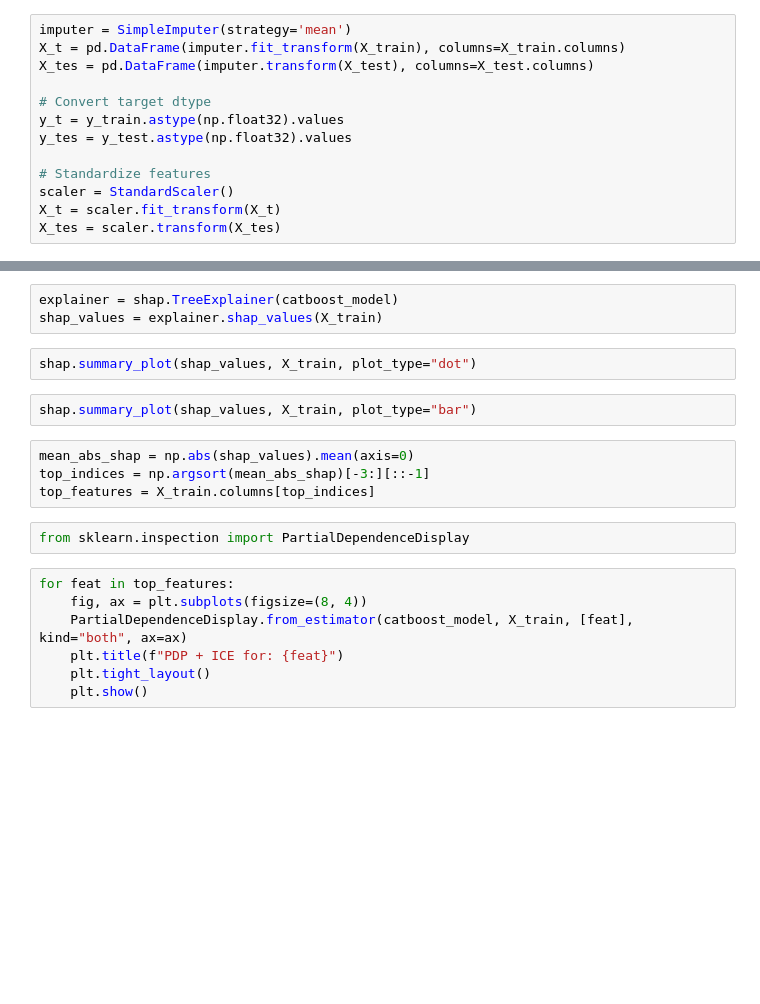
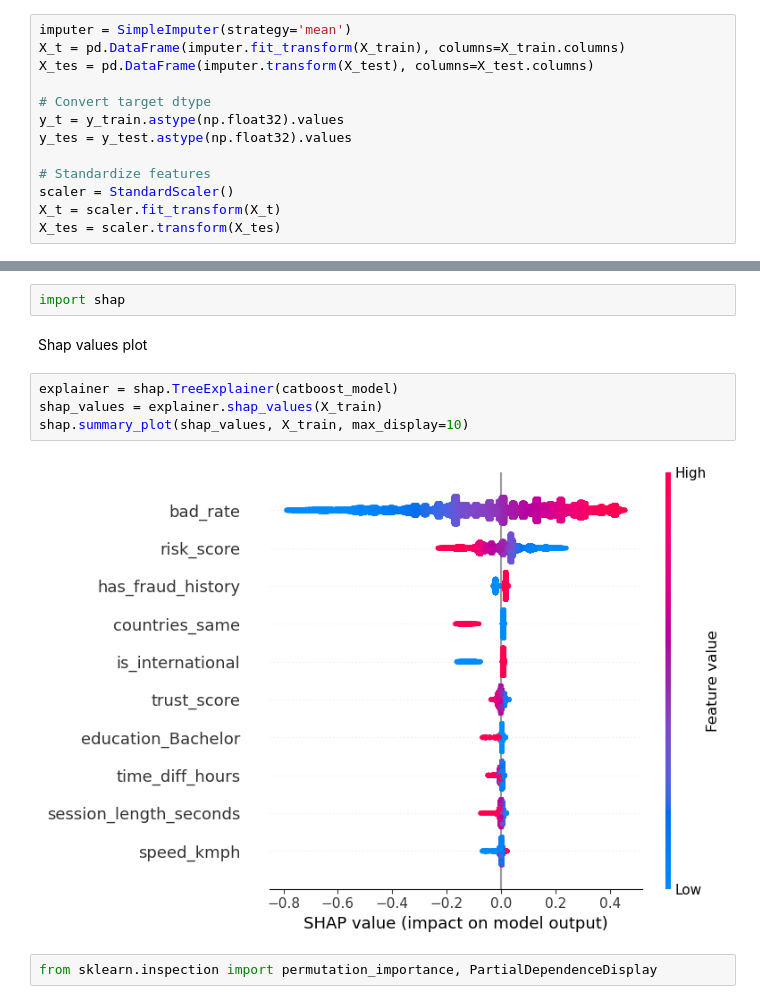
Before and after one commit to janqsal/mastercard_sgh_neural_noobs, a Jupyter notebook: Final_modelling/FINAL_MODEL.ipynb, the cells around one changed output, grey strips where cells are left out. Cells and saved outputs as stored; diff of their text form; blank space fills up the shorter version.

```diff
--- a/Final_modelling/FINAL_MODEL.ipynb
+++ b/Final_modelling/FINAL_MODEL.ipynb
@@ -678,20 +812,12 @@ import pandas as pd
+# %%
+import shap
+# %% [markdown]
+Shap values plot
 # %%
 explainer = shap.TreeExplainer(catboost_model)
 shap_values = explainer.shap_values(X_train)
+shap.summary_plot(shap_values, X_train, max_display=10)
+# %% [output]
+[figure, added]
-# %%
-shap.summary_plot(shap_values, X_train, plot_type="dot")
-# %%
-shap.summary_plot(shap_values, X_train, plot_type="bar")
-# %%
-mean_abs_shap = np.abs(shap_values).mean(axis=0)
-top_indices = np.argsort(mean_abs_shap)[-3:][::-1]
-top_features = X_train.columns[top_indices]
 # %%
-from sklearn.inspection import PartialDependenceDisplay
+from sklearn.inspection import permutation_importance, PartialDependenceDisplay
-# %%
-for feat in top_features:
-    fig, ax = plt.subplots(figsize=(8, 4))
-    PartialDependenceDisplay.from_estimator(catboost_model, X_train, [feat], kind="both", ax=ax)
-    plt.title(f"PDP + ICE for: {feat}")
-    plt.tight_layout()
-    plt.show()
```
Also changed, not shown: parts of 31 cells of this notebook.
